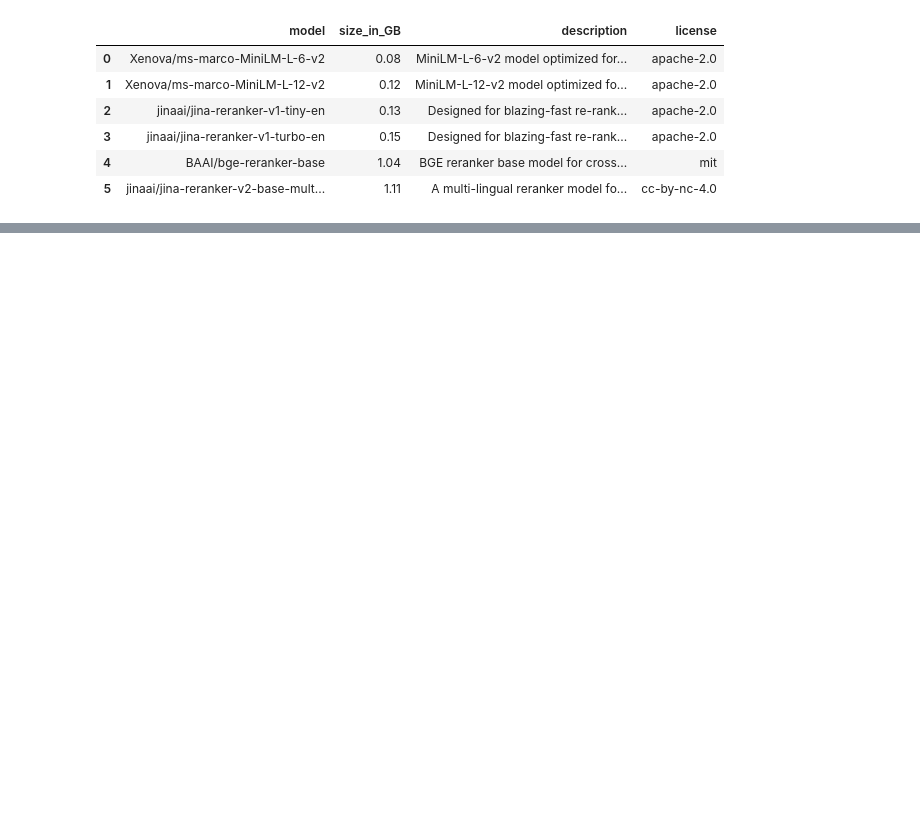
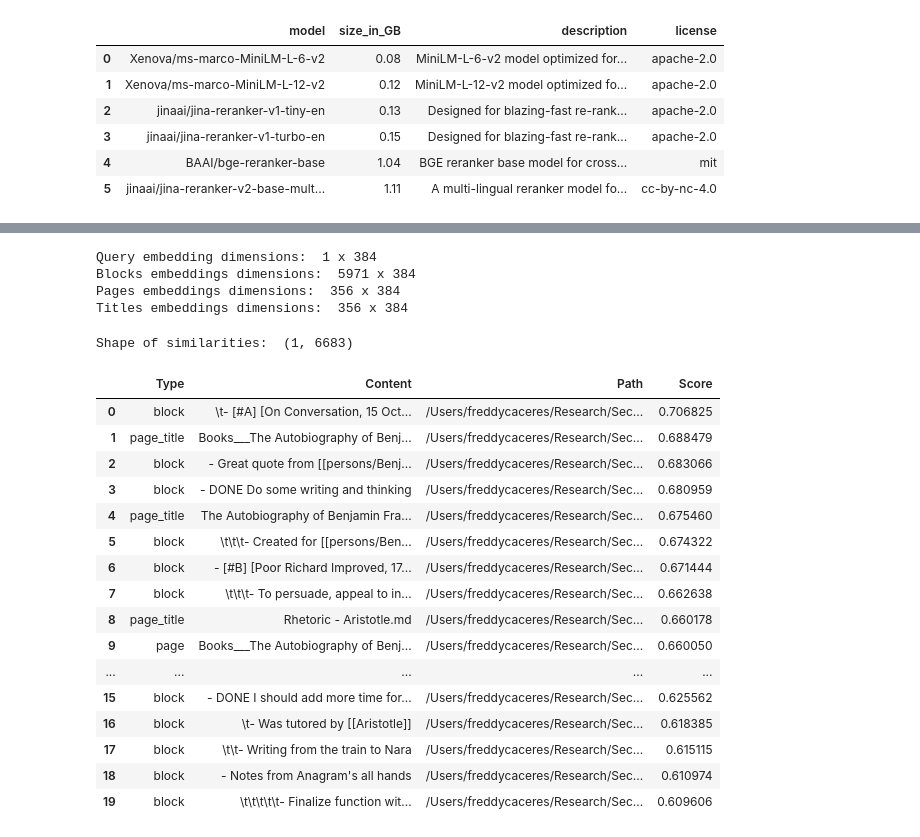
Before and after one commit to facs95/embeddings-2, a Jupyter notebook: notebooks/fastembed.ipynb, the cells around one changed output, grey strips where cells are left out. Cells and saved outputs as stored; diff of their text form; code cells hidden in the pictures; blank space fills up the shorter version.

```diff
--- a/notebooks/fastembed.ipynb
+++ b/notebooks/fastembed.ipynb
@@ -70,0 +100,62 @@ Top 5 pages content, path, and score:
+# %%
+pages_titles = [page[1] for page in pages]
+titles_embeddings = list(embedding_model.embed(pages_titles))
+# %%
+query = [ 'Franklin thoughs on writing' ]
+# This will trigger the model download and initialization
+embedding_model = TextEmbedding()
+query_embedding = list(embedding_model.embed(query))
+# %%
+print("Query embedding dimensions: ", len(query_embedding), "x", len(query_embedding[0]))
+print("Blocks embeddings dimensions: ", len(blocks_embeddings), "x", len(blocks_embeddings[0]))
+print("Pages embeddings dimensions: ", len(pages_embeddings), "x", len(pages_embeddings[0]))
+print("Titles embeddings dimensions: ", len(titles_embeddings), "x", len(titles_embeddings[0]))
+# %% [output]
+Query embedding dimensions:  1 x 384
+Blocks embeddings dimensions:  5971 x 384
+Pages embeddings dimensions:  356 x 384
+Titles embeddings dimensions:  356 x 384
+# %%
+from sklearn.metrics.pairwise import cosine_similarity
+# Join the blocks embeddings with the pages embeddings
+combined_embeddings = blocks_embeddings + pages_embeddings + titles_embeddings
+similarities = cosine_similarity(query_embedding, combined_embeddings)
+print("Shape of similarities: ", similarities.shape)
+# %% [output]
+Shape of similarities:  (1, 6683)
+# %%
+import numpy as np
+import pandas as pd
+
+blocks_length = len(blocks_embeddings)
+pages_length = len(pages_embeddings)
+
+# Find the most similar embedding
+top_5_indices = np.argsort(similarities[0])[-20:][::-1]
+top_data = [
+    ("block", blocks[i][3], blocks[i][2], similarities[0, i]) if i < blocks_length
+    else ("page", pages[i - blocks_length][1], pages[i - blocks_length][2], similarities[0, i])
+    if i < blocks_length + pages_length
+    else ("page_title", pages[i - blocks_length - pages_length][1], pages[i - blocks_length - pages_length][2], similarities[0, i])
+    for i in top_5_indices
+]
+pd.set_option('display.max_colwidth', 100)
+pd.DataFrame(top_data, columns=["Type", "Content", "Path", "Score"])
+# %% [output]
+|  | Type | Content | Path | Score |
+| 0 | block | \t- [#A] [On Conversation, 15 Oct... | /Users/freddycaceres/Research/Sec... | 0.706825 |
+| 1 | page_title | Books___The Autobiography of Benj... | /Users/freddycaceres/Research/Sec... | 0.688479 |
+| 2 | block | - Great quote from [[persons/Benj... | /Users/freddycaceres/Research/Sec... | 0.683066 |
+| 3 | block | - DONE Do some writing and thinking | /Users/freddycaceres/Research/Sec... | 0.680959 |
+| 4 | page_title | The Autobiography of Benjamin Fra... | /Users/freddycaceres/Research/Sec... | 0.675460 |
+| 5 | block | \t\t\t- Created for [[persons/Ben... | /Users/freddycaceres/Research/Sec... | 0.674322 |
+| 6 | block | - [#B] [Poor Richard Improved, 17... | /Users/freddycaceres/Research/Sec... | 0.671444 |
+| 7 | block | \t\t\t- To persuade, appeal to in... | /Users/freddycaceres/Research/Sec... | 0.662638 |
+| 8 | page_title | Rhetoric - Aristotle.md | /Users/freddycaceres/Research/Sec... | 0.660178 |
+| 9 | page | Books___The Autobiography of Benj... | /Users/freddycaceres/Research/Sec... | 0.660050 |
+| ... | ... | ... | ... | ... |
+| 15 | block | - DONE I should add more time for... | /Users/freddycaceres/Research/Sec... | 0.625562 |
+| 16 | block | \t- Was tutored by [[Aristotle]] | /Users/freddycaceres/Research/Sec... | 0.618385 |
+| 17 | block | \t\t- Writing from the train to Nara | /Users/freddycaceres/Research/Sec... | 0.615115 |
+| 18 | block | - Notes from Anagram's all hands | /Users/freddycaceres/Research/Sec... | 0.610974 |
+| 19 | block | \t\t\t\t\t- Finalize function wit... | /Users/freddycaceres/Research/Sec... | 0.609606 |
```
Also changed, not shown: parts of 12 cells of this notebook, 2 other files.
